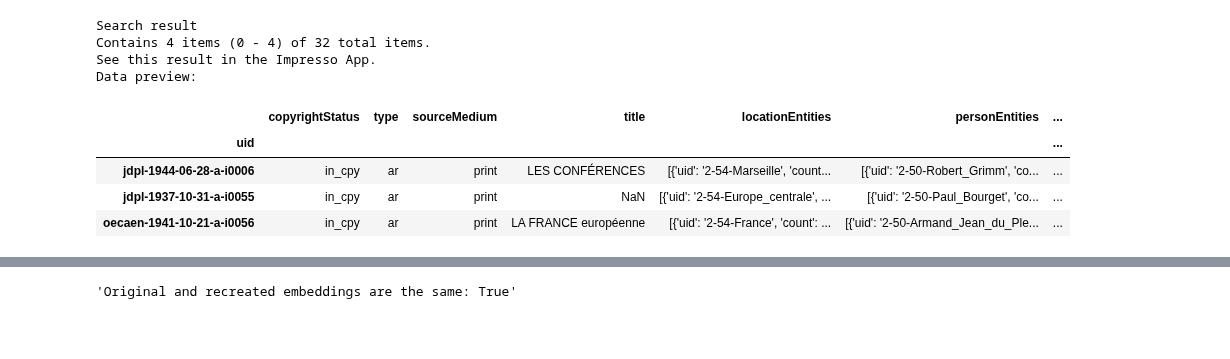
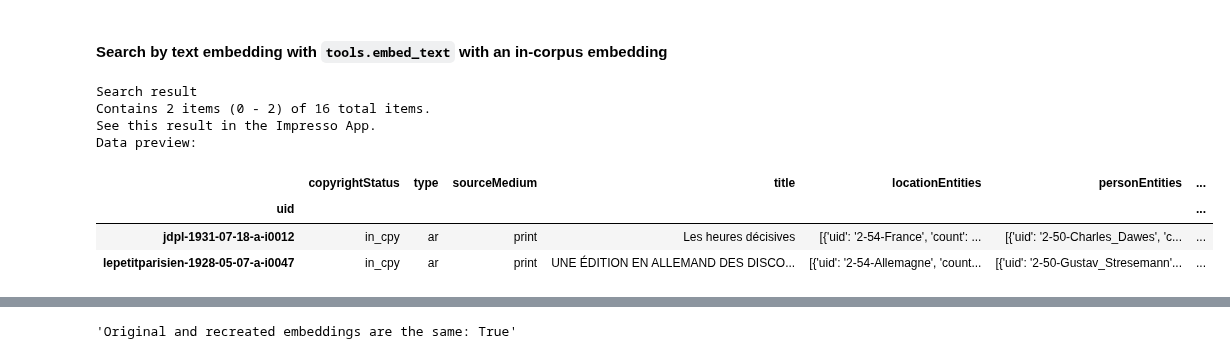
Before and after one commit to impresso/impresso-py, a Jupyter notebook: examples/notebooks/tools.ipynb, the cells around one changed output, grey strips where cells are left out. Saved outputs shown, nothing was run; the diff lists cells and outputs as text; code cells hidden in the pictures; blank space fills up the shorter version.

Commit message:
Doc/tools (#50)
* documentation tools notebook

* documentation tools notebook

```diff
--- a/examples/notebooks/tools.ipynb
+++ b/examples/notebooks/tools.ipynb
@@ -1,6 +15,6 @@
 # %%
 from impresso import connect
 
-impresso = connect()
+impresso = connect('https://dev.impresso-project.ch/public-api/v1')
 # %% [output]
 🎉 You are now connected to the Impresso API!  🎉
@@ -94,16 +153,19 @@ impresso.content_items.get_embeddings("JDG-1963-09-06-a-i0004")[0]
+# %% [markdown]
+#### Search by text embedding with `tools.embed_text` with an in-corpus embedding
 # %%
-impresso.search.find(
+result = impresso.search.find(
   country="FR",
-  embedding=impresso.content_items.get_embeddings("JDG-1963-09-06-a-i0004")[0],
-  limit=4
+  embedding=impresso.content_items.get_embeddings("EXP-1951-11-23-a-i0001")[0],
+  limit=2
 )
+
+result
 # %% [output]
 Search result
-Contains 4 items (0 - 4) of 32 total items.
+Contains 2 items (0 - 2) of 16 total items.
 See this result in the Impresso App.
 Data preview:
 |  | copyrightStatus | type | sourceMedium | title | locationEntities | personEntities | ... |
 | uid |  |  |  |  |  |  | ... |
-| jdpl-1944-06-28-a-i0006 | in_cpy | ar | print | LES CONFÉRENCES | [{'uid': '2-54-Marseille', 'count... | [{'uid': '2-50-Robert_Grimm', 'co... | ... |
-| jdpl-1937-10-31-a-i0055 | in_cpy | ar | print | NaN | [{'uid': '2-54-Europe_centrale', ... | [{'uid': '2-50-Paul_Bourget', 'co... | ... |
-| oecaen-1941-10-21-a-i0056 | in_cpy | ar | print | LA FRANCE européenne | [{'uid': '2-54-France', 'count': ... | [{'uid': '2-50-Armand_Jean_du_Ple... | ... |
+| jdpl-1931-07-18-a-i0012 | in_cpy | ar | print | Les heures décisives | [{'uid': '2-54-France', 'count': ... | [{'uid': '2-50-Charles_Dawes', 'c... | ... |
+| lepetitparisien-1928-05-07-a-i0047 | in_cpy | ar | print | UNE ÉDITION EN ALLEMAND DES DISCO... | [{'uid': '2-54-Allemagne', 'count... | [{'uid': '2-50-Gustav_Stresemann'... | ... |
```
Also changed, not shown: parts of 26 cells of this notebook.
